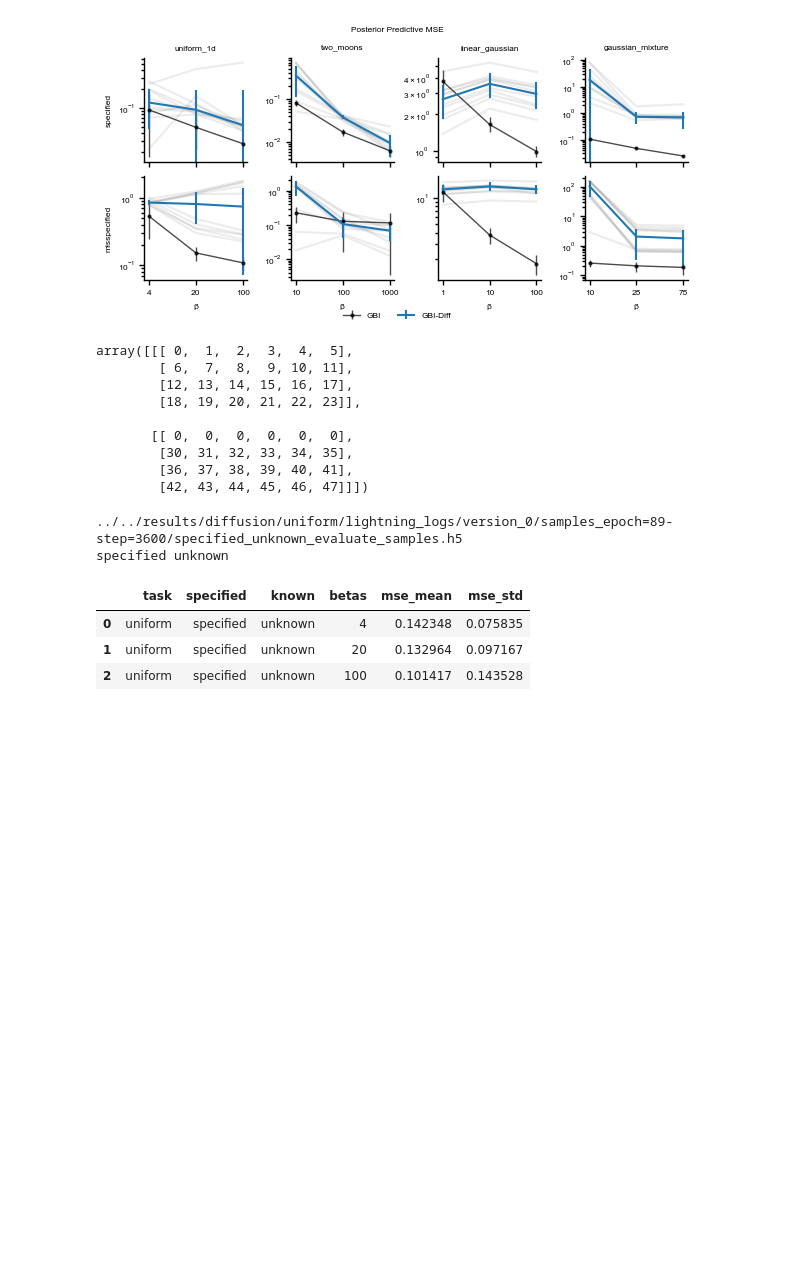
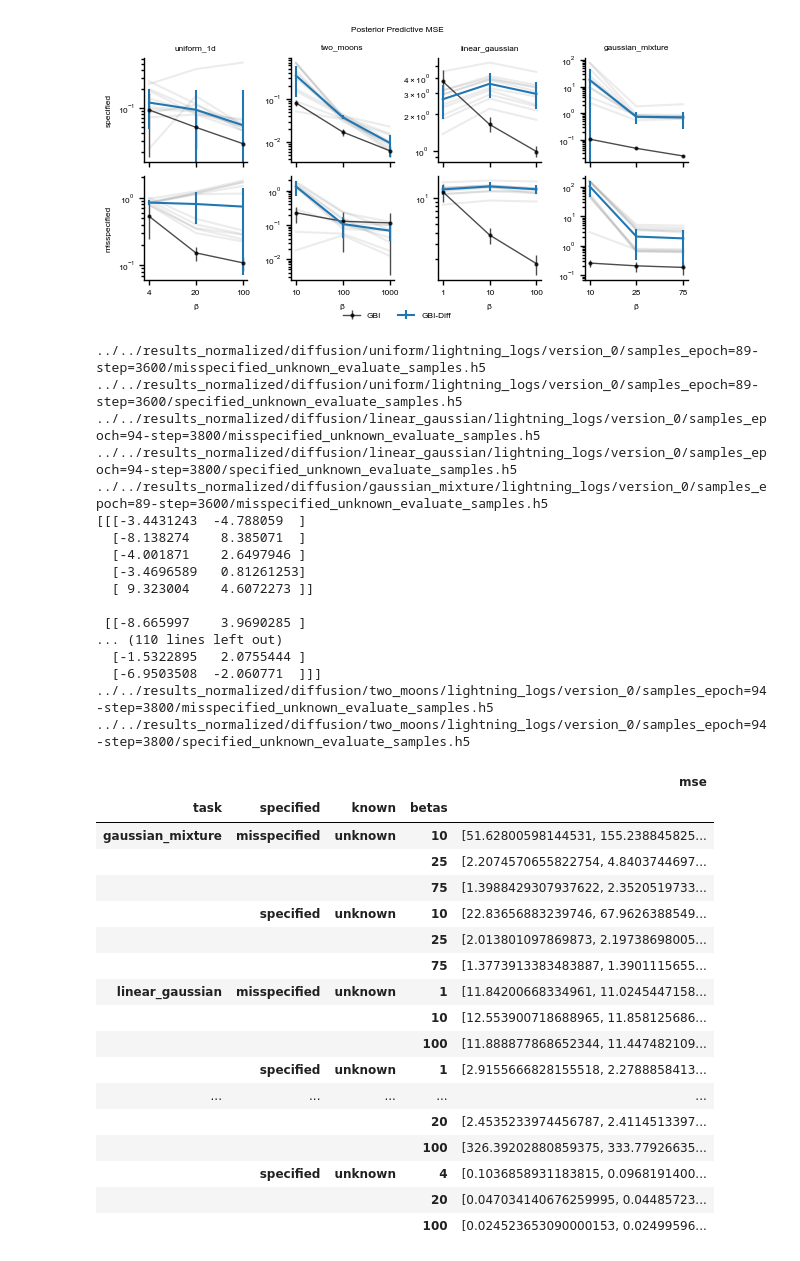
Before and after one commit to mackelab/neuralgbi_diffusion, a Jupyter notebook: notebooks/figures/benchmark_1.ipynb, the cells around one changed output. Cells and saved outputs as stored; diff of their text form; code cells hidden in the pictures; blank space fills up the shorter version.

```diff
--- a/notebooks/figures/benchmark_1.ipynb
+++ b/notebooks/figures/benchmark_1.ipynb
@@ -478,70 +319,83 @@ beta
 25.0  0.208299  0.075941
 75.0  0.184428  0.083844
 [figure]
-# %%
-                import numpy as np
-
-a = np.arange(48).reshape(2, 4, 6)
-s = slice(1, 2)
-a[s, 0] = np.zeros_like(a[s, 0])
-a
-# %% [output]
-array([[[ 0,  1,  2,  3,  4,  5],
-        [ 6,  7,  8,  9, 10, 11],
-        [12, 13, 14, 15, 16, 17],
-        [18, 19, 20, 21, 22, 23]],
-
-       [[ 0,  0,  0,  0,  0,  0],
-        [30, 31, 32, 33, 34, 35],
-        [36, 37, 38, 39, 40, 41],
-        [42, 43, 44, 45, 46, 47]]])
 # %%
-import json
+    import json
 from pathlib import Path
 import h5py
 import numpy as np
 import pandas as pd
 
-res_base_path = Path("../../results/diffusion")
+res_base_path = Path("../../results_normalized/diffusion")
 # task = "two_moons"
 log_dir = res_base_path
 
 dfs = []
-for res_path in log_dir.glob("uniform/lightning_logs/version_0/*/specified_unknown_evaluate_samples.h5"):
+for res_path in log_dir.glob("*/lightning_logs/version_0/*/*evaluate_samples.h5"):
     print(res_path)
     content = h5py.File(res_path, "r")
     attrs = {k: v for k, v in content.attrs.items()}
     # for key, value in content.attrs.items():
     #     print(key, value)
     # content = torch.load(res_path)
 
     x_o = attrs["x_o"] if "x_o" in attrs.keys() else content["x_o"]
-
+    if "gaussian_mixture" in str(res_path):
+        print(attrs["theta_o"].reshape((10, 5, 2)))
     # print(content["x_pred"].shape)
     # print(content["theta"][0] == content["theta"][1])
     # print(content["x_pred"][0] == content["x_pred"][1])
-    mse = np.mean((content["x_pred"] - x_o) ** 2, axis=-1)# .detach()
-    mse = mse.mean((1))
+    mse = np.mean(np.square((content["x_pred"] - x_o[None, None,])), axis=(1, 3))# .detach()
     specified, known, _, _ = res_path.stem.split("_")
-    print(specified, known)
     task = list(res_path.parents)[3].name
     # task = res_path.parents[]
     data = {
         "task": task,
         "specified": specified,
         "known": known,
         "betas": content.attrs["betas"],
-        "mse_mean": mse.mean(-1),
-        "mse_std": mse.std(-1),
+        "mse": mse.tolist(),
+        # "mse_mean": np.median(mse,-1),
+        # "mse_std": mse.std(-1),
     }
     dfs.append(pd.DataFrame(data))
     content.close()
 df = pd.concat(dfs)
-df
+df = df.set_index(["task", "specified", "known", "betas"])
+df.sort_index()
 # %% [output]
-../../results/diffusion/uniform/lightning_logs/version_0/samples_epoch=89-step=3600/specified_unknown_evaluate_samples.h5
-specified unknown
+../../results_normalized/diffusion/uniform/lightning_logs/version_0/samples_epoch=89-step=3600/misspecified_unknown_evaluate_samples.h5
+../../results_normalized/diffusion/uniform/lightning_logs/version_0/samples_epoch=89-step=3600/specified_unknown_evaluate_samples.h5
+../../results_normalized/diffusion/linear_gaussian/lightning_logs/version_0/samples_epoch=94-step=3800/misspecified_unknown_evaluate_samples.h5
+../../results_normalized/diffusion/linear_gaussian/lightning_logs/version_0/samples_epoch=94-step=3800/specified_unknown_evaluate_samples.h5
+../../results_normalized/diffusion/gaussian_mixture/lightning_logs/version_0/samples_epoch=89-step=3600/misspecified_unknown_evaluate_samples.h5
+[[[-3.4431243  -4.788059  ]
+  [-8.138274    8.385071  ]
+  [-4.001871    2.6497946 ]
+  [-3.4696589   0.81261253]
+  [ 9.323004    4.6072273 ]]
+
+ [[-8.665997    3.9690285 ]
+... (110 lines left out)
+  [-1.5322895   2.0755444 ]
+  [-6.9503508  -2.060771  ]]]
+../../results_normalized/diffusion/two_moons/lightning_logs/version_0/samples_epoch=94-step=3800/misspecified_unknown_evaluate_samples.h5
+../../results_normalized/diffusion/two_moons/lightning_logs/version_0/samples_epoch=94-step=3800/specified_unknown_evaluate_samples.h5
-|  | task | specified | known | betas | mse_mean | mse_std |
-| 0 | uniform | specified | unknown | 4 | 0.142348 | 0.075835 |
-| 1 | uniform | specified | unknown | 20 | 0.132964 | 0.097167 |
-| 2 | uniform | specified | unknown | 100 | 0.101417 | 0.143528 |
+|  |  |  |  | mse |
+| task | specified | known | betas |  |
+| gaussian_mixture | misspecified | unknown | 10 | [51.62800598144531, 155.238845825... |
+|  |  |  | 25 | [2.2074570655822754, 4.8403744697... |
+|  |  |  | 75 | [1.3988429307937622, 2.3520519733... |
+|  | specified | unknown | 10 | [22.83656883239746, 67.9626388549... |
+|  |  |  | 25 | [2.013801097869873, 2.19738698005... |
+|  |  |  | 75 | [1.3773913383483887, 1.3901115655... |
+| linear_gaussian | misspecified | unknown | 1 | [11.84200668334961, 11.0245447158... |
+|  |  |  | 10 | [12.553900718688965, 11.858125686... |
+|  |  |  | 100 | [11.888877868652344, 11.447482109... |
+|  | specified | unknown | 1 | [2.9155666828155518, 2.2788858413... |
+| ... | ... | ... | ... | ... |
+|  |  |  | 20 | [2.4535233974456787, 2.4114513397... |
+|  |  |  | 100 | [326.39202880859375, 333.77926635... |
+|  | specified | unknown | 4 | [0.1036858931183815, 0.0968191400... |
+|  |  |  | 20 | [0.047034140676259995, 0.04485723... |
+|  |  |  | 100 | [0.024523653090000153, 0.02499596... |
```
Also changed, not shown: parts of 30 cells of this notebook, 2 other files.
